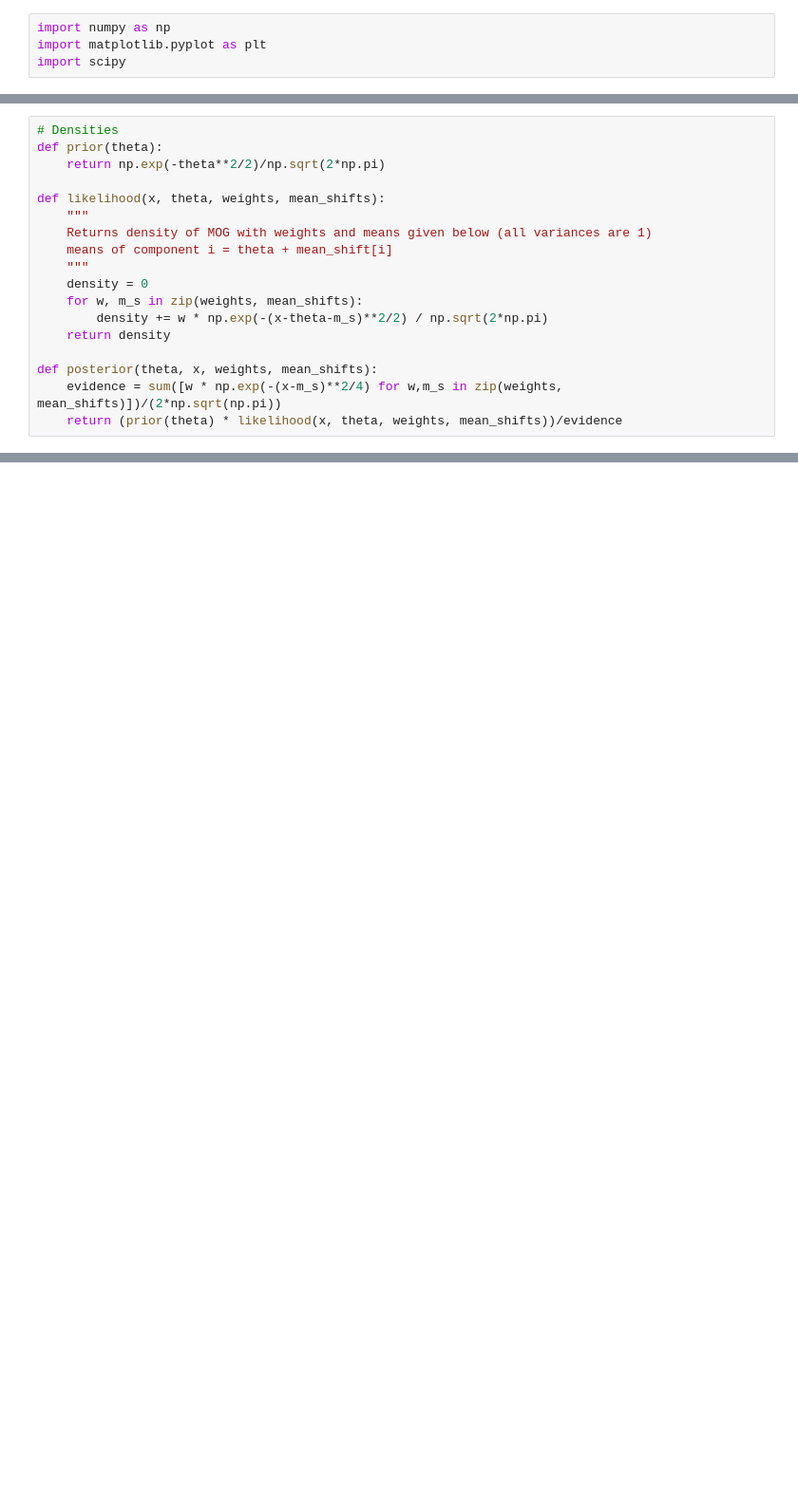
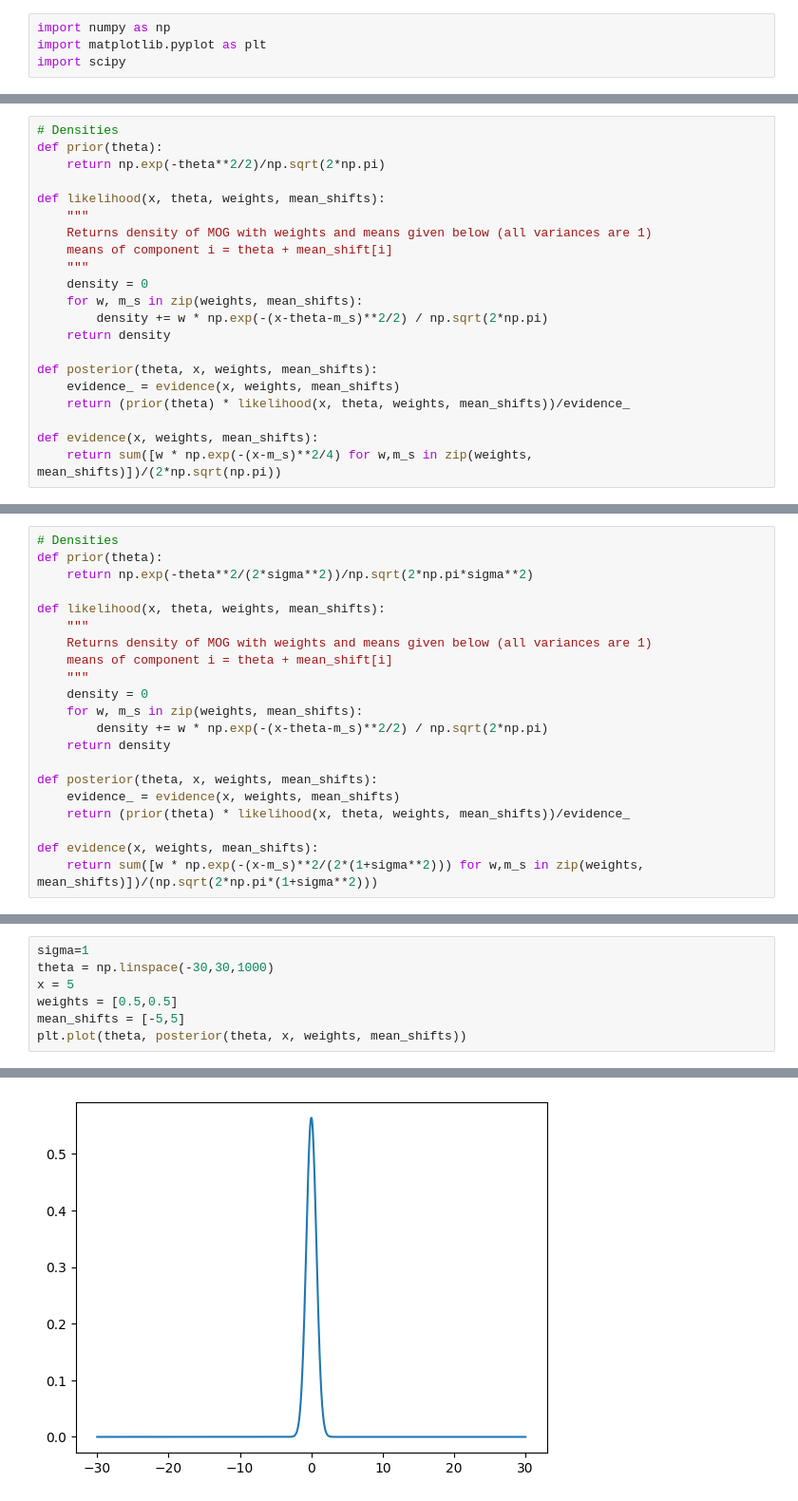
Before and after one commit to kaisamaroo/SBC-SBI, a Jupyter notebook: 1D_MOG_ABC.ipynb, the cells around one changed output, grey strips where cells are left out. Shown at 95% size. Cells and saved outputs as stored; diff of their text form; blank space fills up the shorter version.

```diff
--- a/1D_MOG_ABC.ipynb
+++ b/1D_MOG_ABC.ipynb
@@ -18,7 +30,10 @@ def likelihood(x, theta, weights, mean_shifts):
     return density
 
 def posterior(theta, x, weights, mean_shifts):
-    evidence = sum([w * np.exp(-(x-m_s)**2/4) for w,m_s in zip(weights, mean_shifts)])/(2*np.sqrt(np.pi))
-    return (prior(theta) * likelihood(x, theta, weights, mean_shifts))/evidence
+    evidence_ = evidence(x, weights, mean_shifts)
+    return (prior(theta) * likelihood(x, theta, weights, mean_shifts))/evidence_
+
+def evidence(x, weights, mean_shifts):
+    return sum([w * np.exp(-(x-m_s)**2/4) for w,m_s in zip(weights, mean_shifts)])/(2*np.sqrt(np.pi))
 # %%
 x = np.linspace(-30,30,1000)
@@ -40,0 +72,21 @@ plt.plot(theta, posterior(theta, x, weights, mean_shifts))
+# %%
+# Densities
+def prior(theta):
+    return np.exp(-theta**2/(2*sigma**2))/np.sqrt(2*np.pi*sigma**2)
+
+def likelihood(x, theta, weights, mean_shifts):
+    """
+    Returns density of MOG with weights and means given below (all variances are 1)
+    means of component i = theta + mean_shift[i]
+    """
+    density = 0
+    for w, m_s in zip(weights, mean_shifts):
+        density += w * np.exp(-(x-theta-m_s)**2/2) / np.sqrt(2*np.pi)
+    return density
+
+def posterior(theta, x, weights, mean_shifts):
+    evidence_ = evidence(x, weights, mean_shifts)
+    return (prior(theta) * likelihood(x, theta, weights, mean_shifts))/evidence_
+
+def evidence(x, weights, mean_shifts):
+    return sum([w * np.exp(-(x-m_s)**2/(2*(1+sigma**2))) for w,m_s in zip(weights, mean_shifts)])/(np.sqrt(2*np.pi*(1+sigma**2)))
@@ -40,0 +102,8 @@ plt.plot(theta, posterior(theta, x, weights, mean_shifts))
+# %%
+sigma=1
+theta = np.linspace(-30,30,1000)
+x = 5
+weights = [0.5,0.5]
+mean_shifts = [-5,5]
+plt.plot(theta, posterior(theta, x, weights, mean_shifts))
+# %% [output]
@@ -40,0 +111 @@ plt.plot(theta, posterior(theta, x, weights, mean_shifts))
+[figure, added]
```
Also changed, not shown: parts of 6 cells of this notebook.
